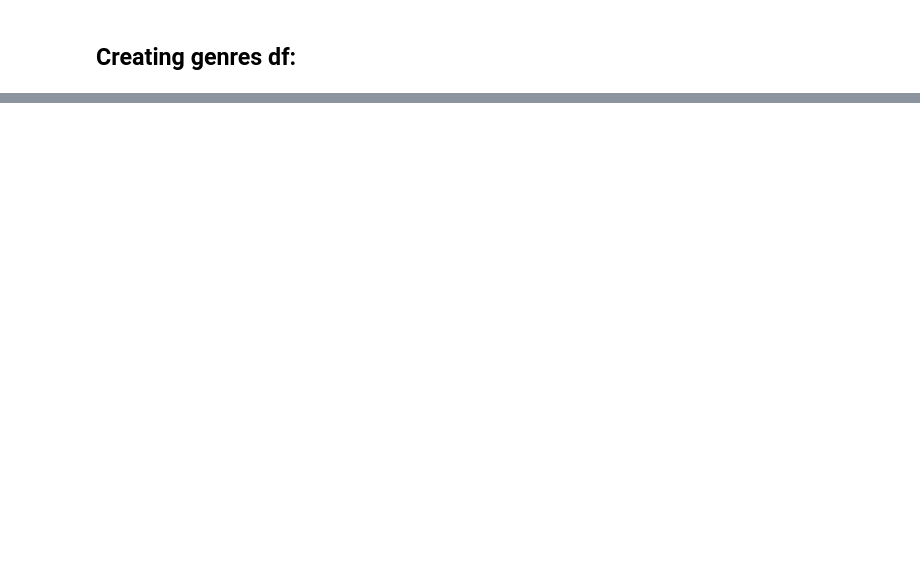
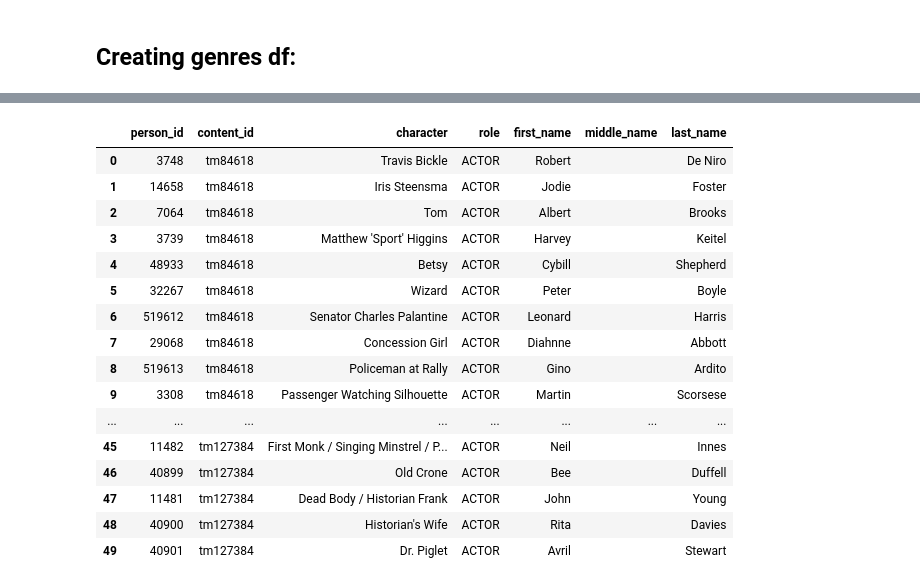
Before and after one commit to codeslp/recommender_db, a Jupyter notebook: src/etl/etl.ipynb, the cells around one changed output, grey strips where cells are left out. Cells and saved outputs as stored; diff of their text form; code cells hidden in the pictures; blank space fills up the shorter version.

```diff
--- a/src/etl/etl.ipynb
+++ b/src/etl/etl.ipynb
@@ -109,3 +294,34 @@ KeyError: 'title_id'
+# %%
+def split_credits_names(credits_df):
+    credits_df['name_obj'] = credits_df['name'].apply(lambda name: HumanName(name))
+    credits_df['first_name'] = credits_df['name_obj'].apply(lambda name: name.first if name else None)
+    credits_df['middle_name'] = credits_df['name_obj'].apply(lambda name: name.middle if name else None)
+    credits_df['last_name'] = credits_df['name_obj'].apply(lambda name: name.last if name else None)
+
+    credits_df.drop(columns=['name', 'name_obj'], inplace=True)
+    return credits_df
+
+credits_df = split_credits_names(credits_df)
+# %%
+credits_df.head(50)
+# %% [output]
+|  | person_id | content_id | character | role | first_name | middle_name | last_name |
+| 0 | 3748 | tm84618 | Travis Bickle | ACTOR | Robert |  | De Niro |
+| 1 | 14658 | tm84618 | Iris Steensma | ACTOR | Jodie |  | Foster |
+| 2 | 7064 | tm84618 | Tom | ACTOR | Albert |  | Brooks |
+| 3 | 3739 | tm84618 | Matthew 'Sport' Higgins | ACTOR | Harvey |  | Keitel |
+| 4 | 48933 | tm84618 | Betsy | ACTOR | Cybill |  | Shepherd |
+| 5 | 32267 | tm84618 | Wizard | ACTOR | Peter |  | Boyle |
+| 6 | 519612 | tm84618 | Senator Charles Palantine | ACTOR | Leonard |  | Harris |
+| 7 | 29068 | tm84618 | Concession Girl | ACTOR | Diahnne |  | Abbott |
+| 8 | 519613 | tm84618 | Policeman at Rally | ACTOR | Gino |  | Ardito |
+| 9 | 3308 | tm84618 | Passenger Watching Silhouette | ACTOR | Martin |  | Scorsese |
+| ... | ... | ... | ... | ... | ... | ... | ... |
+| 45 | 11482 | tm127384 | First Monk / Singing Minstrel / P... | ACTOR | Neil |  | Innes |
+| 46 | 40899 | tm127384 | Old Crone | ACTOR | Bee |  | Duffell |
+| 47 | 11481 | tm127384 | Dead Body / Historian Frank | ACTOR | John |  | Young |
+| 48 | 40900 | tm127384 | Historian's Wife | ACTOR | Rita |  | Davies |
+| 49 | 40901 | tm127384 | Dr. Piglet | ACTOR | Avril |  | Stewart |
 # %%
 %%sql
 DROP TABLE IF EXISTS titles CASCADE;
```
Also changed, not shown: parts of 37 cells of this notebook, 3 other files.
